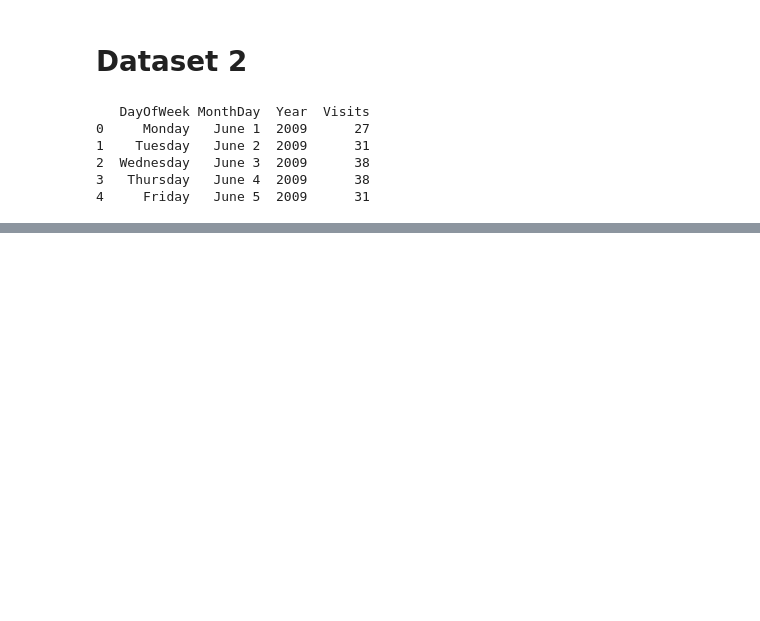
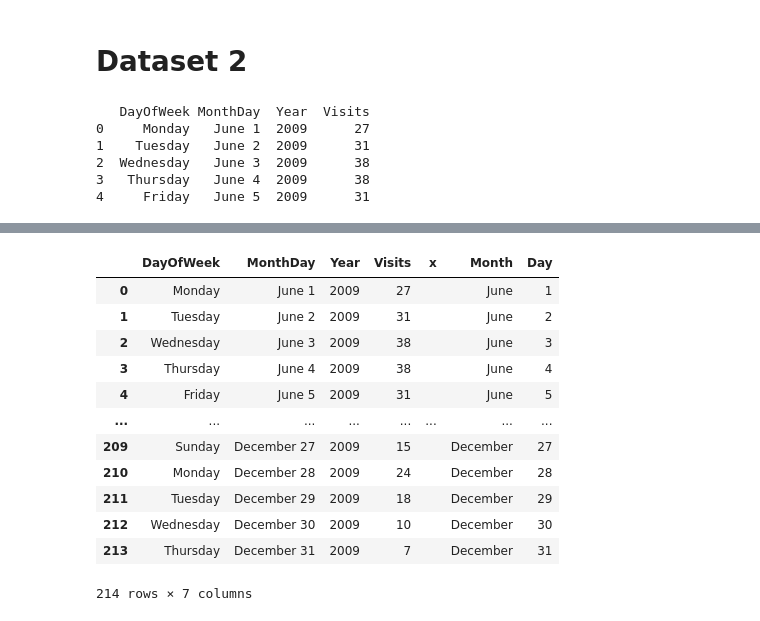
Before and after one commit to prathyuma-08/Website-Traffic-Forecasting, a Jupyter notebook: Website_traffic_forecasting.ipynb, the cells around one changed output, grey strips where cells are left out. Cells and saved outputs as stored; diff of their text form; code cells hidden in the pictures; blank space fills up the shorter version.

```diff
--- a/Website_traffic_forecasting.ipynb
+++ b/Website_traffic_forecasting.ipynb
@@ -154,0 +168,17 @@ print(data.head())
+# %%
+data[['x','Month','Day']] = data['MonthDay'].str.split(' ',expand=True)
+data
+# %% [output]
+|  | DayOfWeek | MonthDay | Year | Visits | x | Month | Day |
+| 0 | Monday | June 1 | 2009 | 27 |  | June | 1 |
+| 1 | Tuesday | June 2 | 2009 | 31 |  | June | 2 |
+| 2 | Wednesday | June 3 | 2009 | 38 |  | June | 3 |
+| 3 | Thursday | June 4 | 2009 | 38 |  | June | 4 |
+| 4 | Friday | June 5 | 2009 | 31 |  | June | 5 |
+| ... | ... | ... | ... | ... | ... | ... | ... |
+| 209 | Sunday | December 27 | 2009 | 15 |  | December | 27 |
+| 210 | Monday | December 28 | 2009 | 24 |  | December | 28 |
+| 211 | Tuesday | December 29 | 2009 | 18 |  | December | 29 |
+| 212 | Wednesday | December 30 | 2009 | 10 |  | December | 30 |
+| 213 | Thursday | December 31 | 2009 | 7 |  | December | 31 |
+214 rows × 7 columns
```
Also changed, not shown: parts of 8 cells of this notebook.
